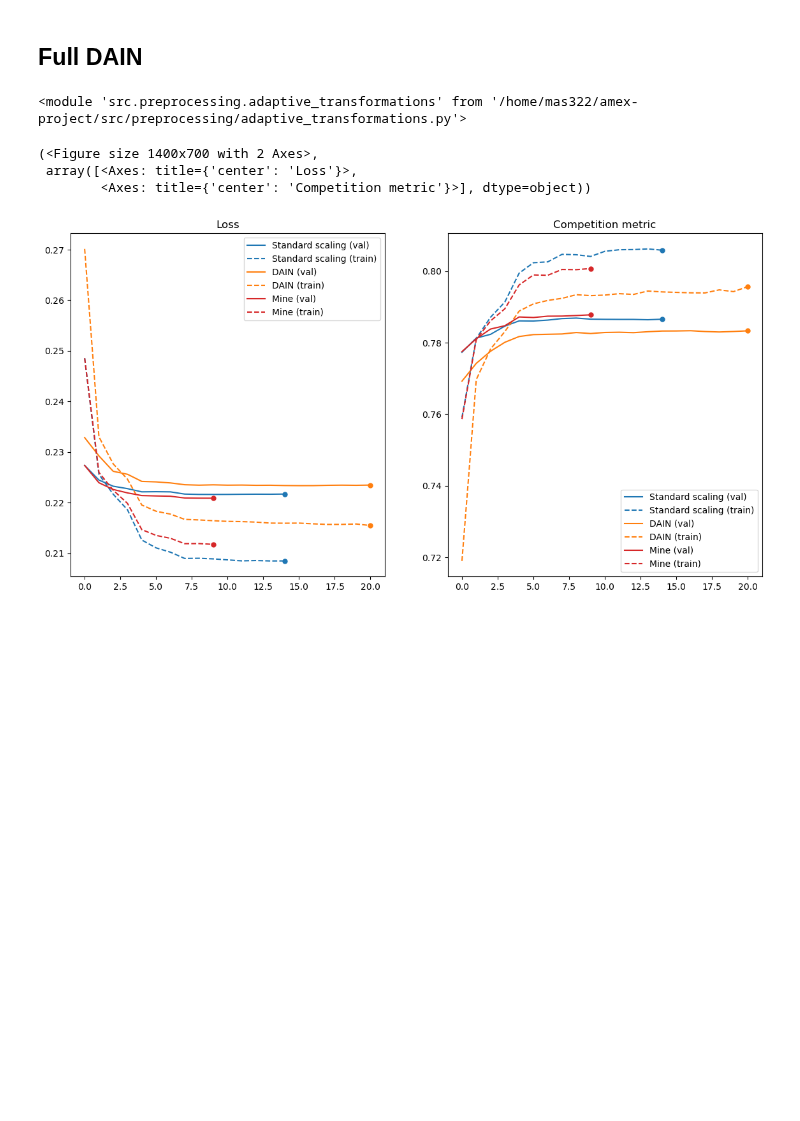
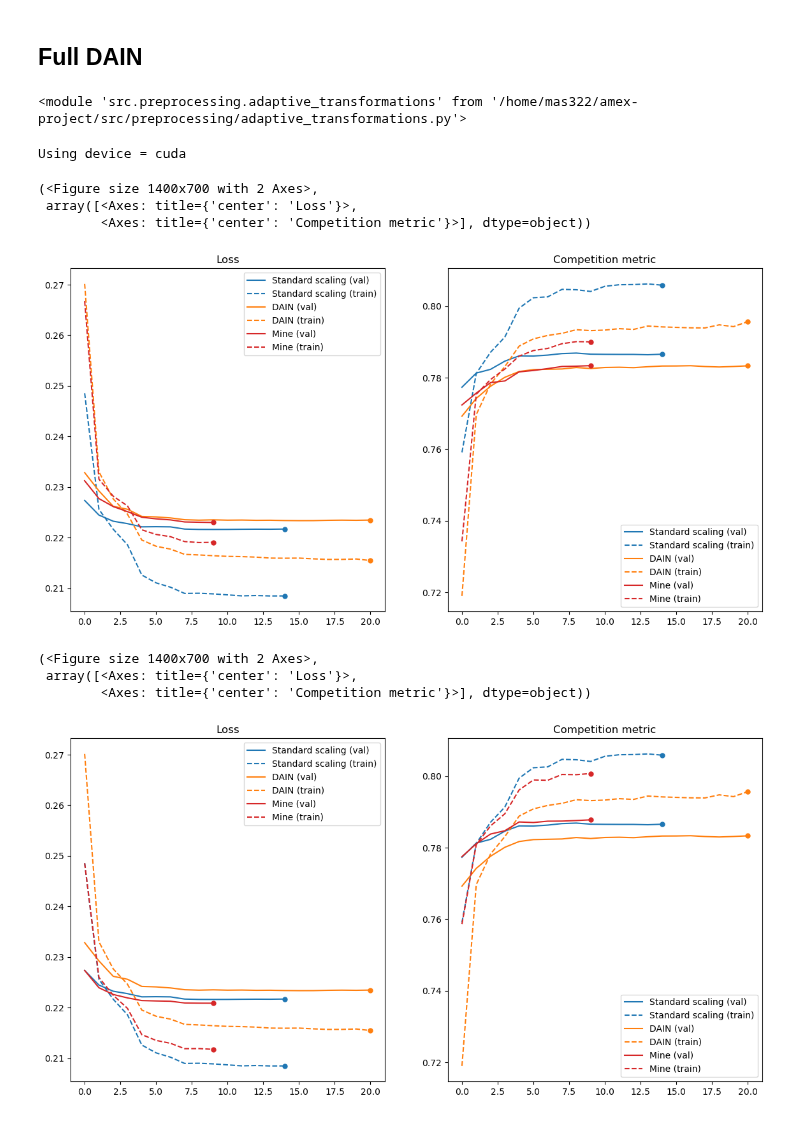
Before and after one commit to marcusGH/edain_paper, a Jupyter notebook: notebooks/adaptive_preprocessing_layers.ipynb, the cells around one changed output. Cells and saved outputs as stored; diff of their text form; code cells hidden in the pictures; blank space fills up the shorter version.

```diff
--- a/notebooks/adaptive_preprocessing_layers.ipynb
+++ b/notebooks/adaptive_preprocessing_layers.ipynb
@@ -202,10 +203,10 @@ def dain_full_optimizer_init(model, lr=1e-3):
         {'params': model.gru.parameters()},
         {'params': model.emb_layers.parameters()},
         {'params': model.feed_forward.parameters()},
-        {'params': model.preprocess.winsorization_params(), 'lr': lr * 1e-2},
+        {'params': model.preprocess.winsorization_params(), 'lr': lr * 1e-1},
         {'params': model.preprocess.power_transform_params(), 'lr': lr * 1e-6},
-        {'params': model.preprocess.scaling_params(), 'lr': lr * 1e-3},
-        {'params': model.preprocess.shift_params(), 'lr': lr * 1e-3},
+        {'params': model.preprocess.scaling_params(), 'lr': lr * 1e-1},
+        {'params': model.preprocess.shift_params(), 'lr': lr * 1e-1},
     ], lr=lr)
 
 torch.manual_seed(42) ; np.random.seed(42)
@@ -216,13 +217,24 @@ early_stoppper = experimentation.EarlyStopper(patience=5)
 # %%
 # no preprocessing on the data
 train_loader, val_loader = experimentation.load_numpy_data(os.path.join(cfg['dataset_directory'], "derived", "processed-splits"), [0, 1],
-                                                           fill_dict, corrupt_func=undo_min_max_corrupt_func, preprocess_obj=StandardScalerTimeSeries(),
+                                                           fill_dict, corrupt_func=undo_min_max_corrupt_func, preprocess_obj=MinMaxTimeSeries(),
                                                            batch_size=1024)
 # %%
 # fit_model(model, loss_fn, train_loader, val_loader, optimizer, scheduler=None, num_epochs=10, verbose=True, early_stopper=None, device_ids=None)
 full_dain_history = experimentation.fit_model(dain_model, loss_fn, train_loader, val_loader, optimizer,
                                     scheduler=scheduler, early_stopper=early_stoppper,
                                     verbose=False, num_epochs=10, device_ids=None)
+# %% [output]
+Using device = cuda
+# %%
+baseline_history = np.load(os.path.join(cfg['experiment_directory'], 'standard-scaling-history-50-epochs.npy'), allow_pickle=True).item()
+dain_history = np.load(os.path.join(cfg['experiment_directory'], 'dain-standard-scaling-history-50-epochs.npy'), allow_pickle=True).item()
+plot_histories([baseline_history, dain_history, full_dain_history], ['Standard scaling', 'DAIN', 'Mine'])
+# %% [output]
+(<Figure size 1400x700 with 2 Axes>,
+ array([<Axes: title={'center': 'Loss'}>,
+        <Axes: title={'center': 'Competition metric'}>], dtype=object))
+[figure, added]
 # %%
 baseline_history = np.load(os.path.join(cfg['experiment_directory'], 'standard-scaling-history-50-epochs.npy'), allow_pickle=True).item()
 dain_history = np.load(os.path.join(cfg['experiment_directory'], 'dain-standard-scaling-history-50-epochs.npy'), allow_pickle=True).item()
```
Also changed, not shown: parts of 3 cells of this notebook, 1 other file.
